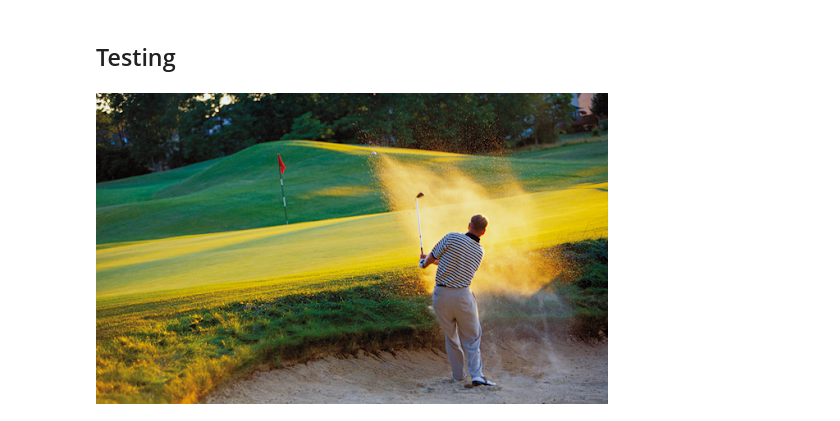
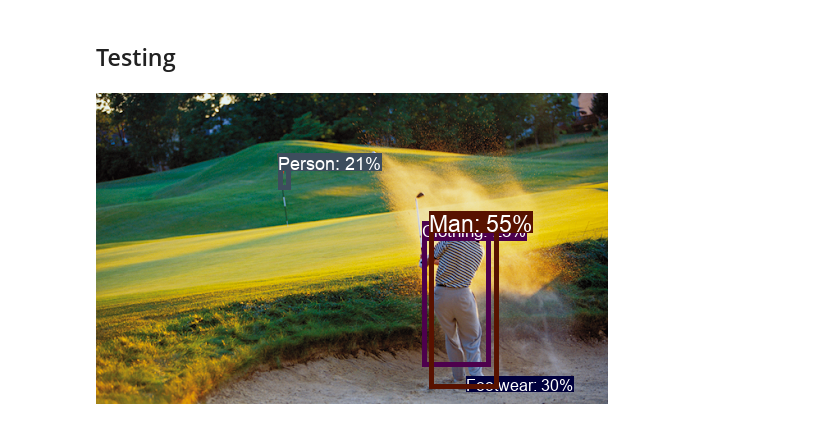
Before and after one commit to dploy-ai/example-mobilenet-v2, a Jupyter notebook: mobilenetv2/object_detection.ipynb, the cells around one changed output. Cells and saved outputs as stored; diff of their text form; code cells hidden in the pictures.

```diff
--- a/mobilenetv2/object_detection.ipynb
+++ b/mobilenetv2/object_detection.ipynb
@@ -80,6 +80,7 @@ def get_annotated_objects(image: bytes) -> bytes:
 ## Testing
 # %%
 img = open("../images/golf.png", "rb").read()
-get_annotated_objects(img)
+bin_image = get_annotated_objects(img)
+Image.open(bin_image)
 # %% [output]
-[figure, old version]
+[figure, new version]
```
Also changed, not shown: 1 other file.
